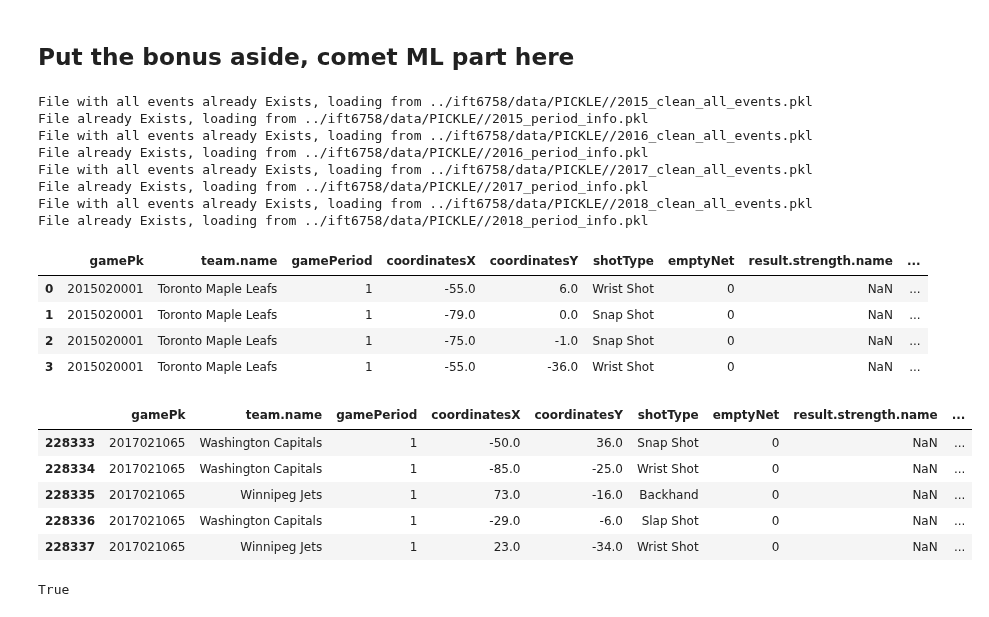
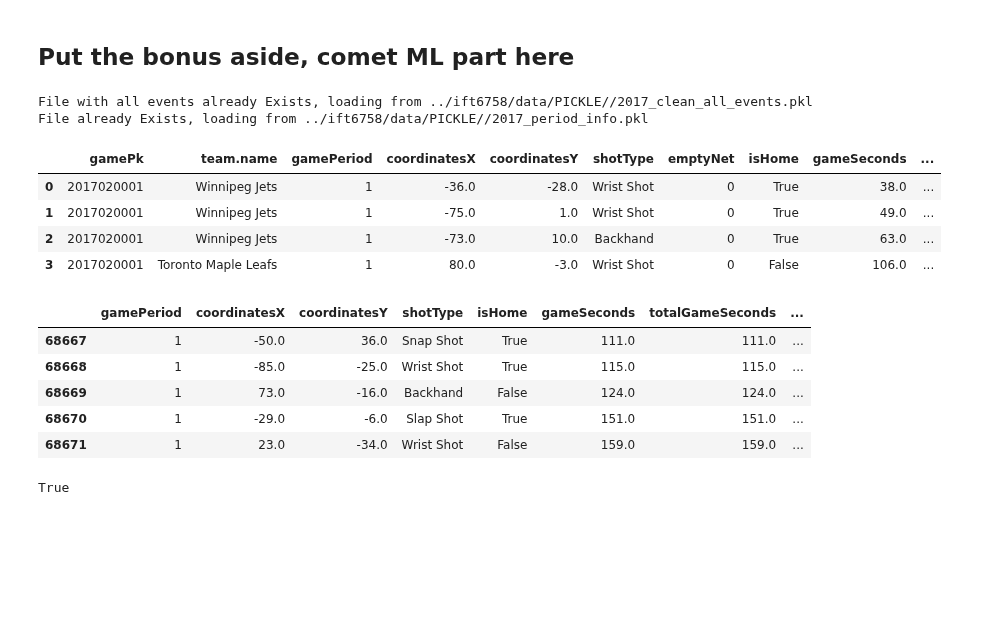
Before and after one commit to M0rph3e/ift6758-project-main, a Jupyter notebook: notebooks/feingineering_two.ipynb, the cells around one changed output. Saved outputs shown, nothing was run; the diff lists cells and outputs as text; code cells hidden in the pictures; blank space fills up the shorter version.

Commit message:
Added 2 features totalGameSeconds and isHome

```diff
--- a/notebooks/feingineering_two.ipynb
+++ b/notebooks/feingineering_two.ipynb
@@ -183,37 +180,33 @@ Name: PowerPlayTime, Length: 173076, dtype: float64
 ## Put the bonus aside, comet ML part here
 # %%
 from ift6758.features.feature_engineering2 import SeasonDataSetTwo
-years = [2015,2016,2017,2018]
+years = [2017]
 data = SeasonDataSetTwo(years)
 # %%
 df = data.get_features_2()
 # %% [output]
-File with all events already Exists, loading from ../ift6758/data/PICKLE//2015_clean_all_events.pkl
-File already Exists, loading from ../ift6758/data/PICKLE//2015_period_info.pkl
-File with all events already Exists, loading from ../ift6758/data/PICKLE//2016_clean_all_events.pkl
-File already Exists, loading from ../ift6758/data/PICKLE//2016_period_info.pkl
 File with all events already Exists, loading from ../ift6758/data/PICKLE//2017_clean_all_events.pkl
 File already Exists, loading from ../ift6758/data/PICKLE//2017_period_info.pkl
-File with all events already Exists, loading from ../ift6758/data/PICKLE//2018_clean_all_events.pkl
-File already Exists, loading from ../ift6758/data/PICKLE//2018_period_info.pkl
+# %%
+pd.set_option('display.max_columns', None)
 # %%
 df.head(4)
 # %% [output]
-|  | gamePk | team.name | gamePeriod | coordinatesX | coordinatesY | shotType | emptyNet | result.strength.name | ... |
-| 0 | 2015020001 | Toronto Maple Leafs | 1 | -55.0 | 6.0 | Wrist Shot | 0 | NaN | ... |
-| 1 | 2015020001 | Toronto Maple Leafs | 1 | -79.0 | 0.0 | Snap Shot | 0 | NaN | ... |
-| 2 | 2015020001 | Toronto Maple Leafs | 1 | -75.0 | -1.0 | Snap Shot | 0 | NaN | ... |
-| 3 | 2015020001 | Toronto Maple Leafs | 1 | -55.0 | -36.0 | Wrist Shot | 0 | NaN | ... |
+|  | gamePk | team.name | gamePeriod | coordinatesX | coordinatesY | shotType | emptyNet | isHome | gameSeconds | ... |
+| 0 | 2017020001 | Winnipeg Jets | 1 | -36.0 | -28.0 | Wrist Shot | 0 | True | 38.0 | ... |
+| 1 | 2017020001 | Winnipeg Jets | 1 | -75.0 | 1.0 | Wrist Shot | 0 | True | 49.0 | ... |
+| 2 | 2017020001 | Winnipeg Jets | 1 | -73.0 | 10.0 | Backhand | 0 | True | 63.0 | ... |
+| 3 | 2017020001 | Toronto Maple Leafs | 1 | 80.0 | -3.0 | Wrist Shot | 0 | False | 106.0 | ... |
 # %%
-subset_df = df[df['gamePk']==2017021065]
+subset_df = df[df['gamePk']==2017021065].drop(["gamePk","team.name","emptyNet"],axis=1)
 subset_df.head(5)
 # %% [output]
-|  | gamePk | team.name | gamePeriod | coordinatesX | coordinatesY | shotType | emptyNet | result.strength.name | ... |
-| 228333 | 2017021065 | Washington Capitals | 1 | -50.0 | 36.0 | Snap Shot | 0 | NaN | ... |
-| 228334 | 2017021065 | Washington Capitals | 1 | -85.0 | -25.0 | Wrist Shot | 0 | NaN | ... |
-| 228335 | 2017021065 | Winnipeg Jets | 1 | 73.0 | -16.0 | Backhand | 0 | NaN | ... |
-| 228336 | 2017021065 | Washington Capitals | 1 | -29.0 | -6.0 | Slap Shot | 0 | NaN | ... |
-| 228337 | 2017021065 | Winnipeg Jets | 1 | 23.0 | -34.0 | Wrist Shot | 0 | NaN | ... |
+|  | gamePeriod | coordinatesX | coordinatesY | shotType | isHome | gameSeconds | totalGameSeconds | ... |
+| 68667 | 1 | -50.0 | 36.0 | Snap Shot | True | 111.0 | 111.0 | ... |
+| 68668 | 1 | -85.0 | -25.0 | Wrist Shot | True | 115.0 | 115.0 | ... |
+| 68669 | 1 | 73.0 | -16.0 | Backhand | False | 124.0 | 124.0 | ... |
+| 68670 | 1 | -29.0 | -6.0 | Slap Shot | True | 151.0 | 151.0 | ... |
+| 68671 | 1 | 23.0 | -34.0 | Wrist Shot | False | 159.0 | 159.0 | ... |
 # %%
 import os
 from comet_ml import Experiment
```
Also changed, not shown: parts of 4 cells of this notebook, 2 other files.
